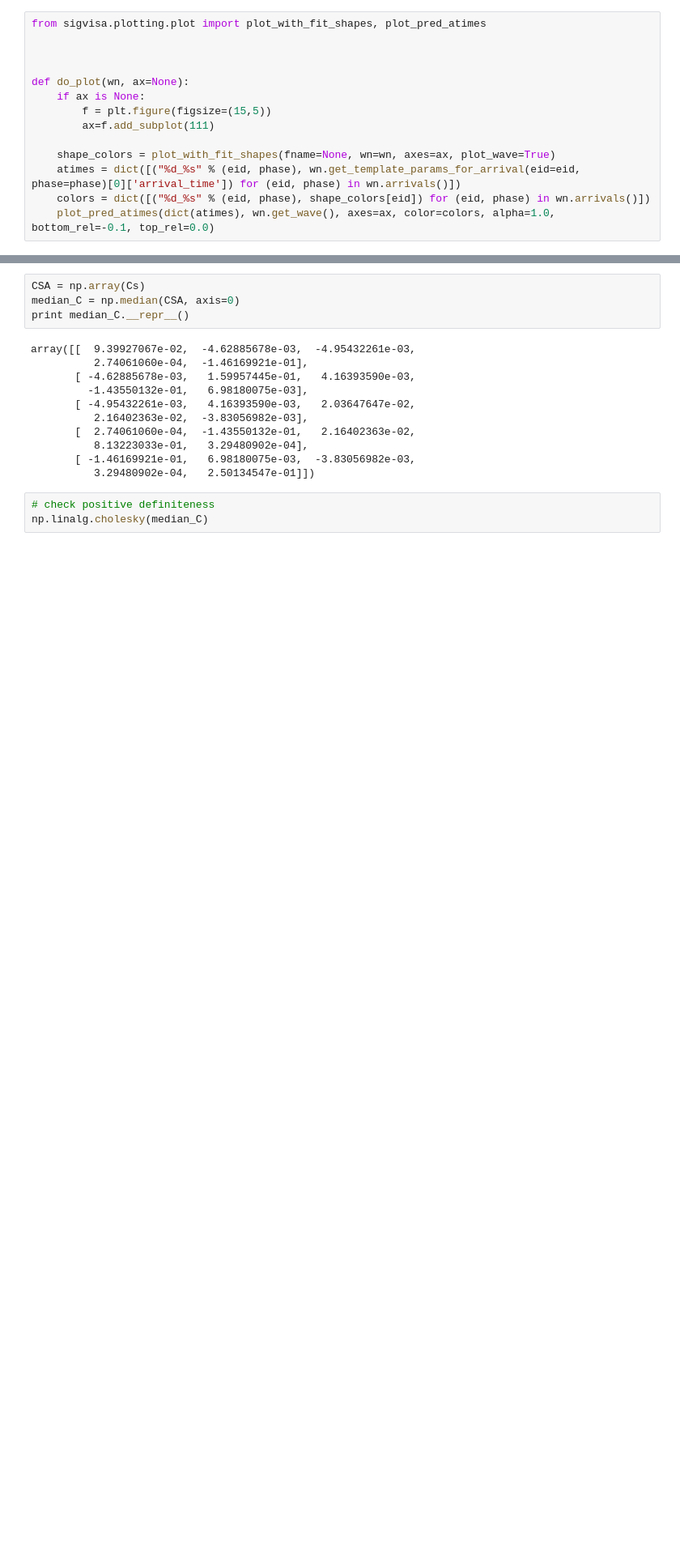
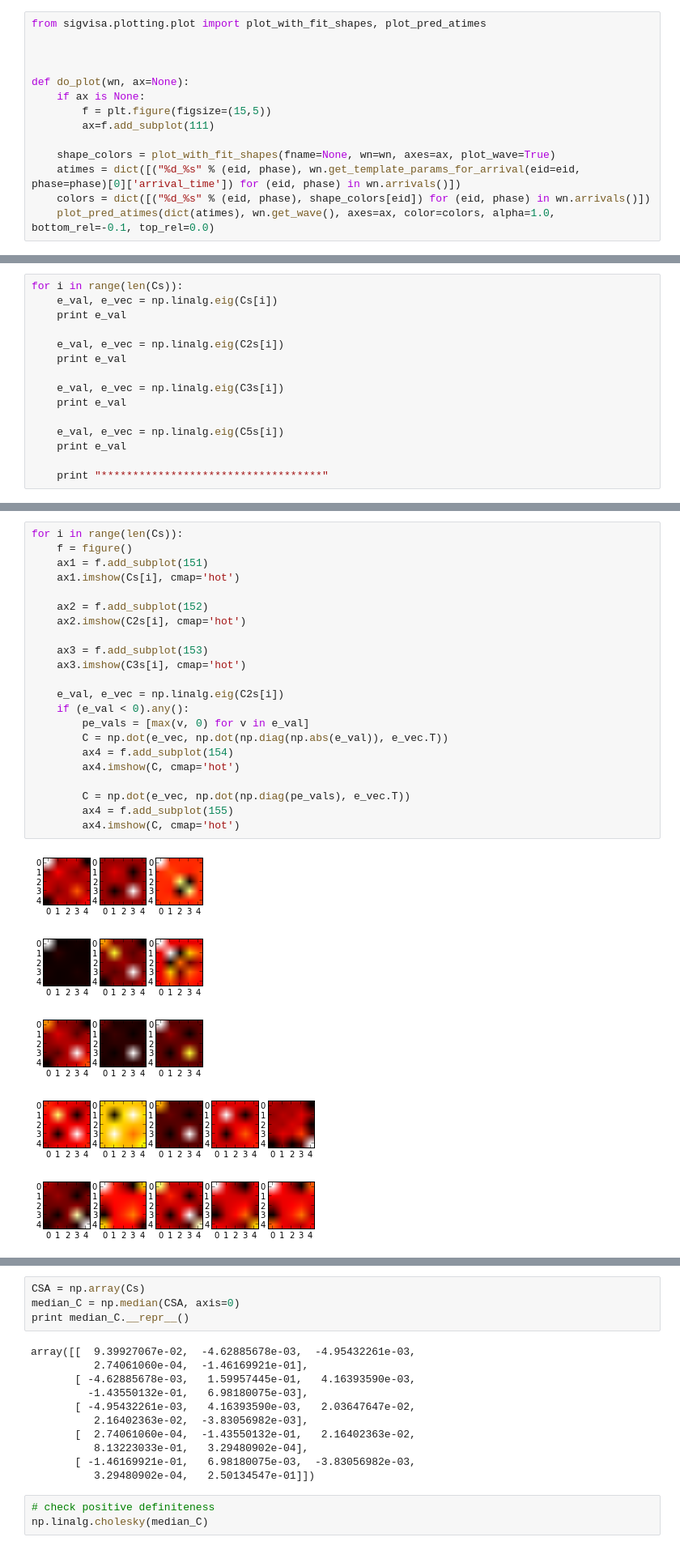
Before and after one commit to davmre/sigvisa, a Jupyter notebook: notebooks/template slack distribution.ipynb, the cells around one changed output, grey strips where cells are left out. Shown at 81% size. Drawn from its saved outputs; the diff is of its cells as text; blank space fills up the shorter version.

```diff
--- a/notebooks/template slack distribution.ipynb
+++ b/notebooks/template slack distribution.ipynb
@@ -104,0 +266,15 @@ vs = np.array(vs)
+# %%
+for i in range(len(Cs)):
+    e_val, e_vec = np.linalg.eig(Cs[i])
+    print e_val
+
+    e_val, e_vec = np.linalg.eig(C2s[i])
+    print e_val
+
+    e_val, e_vec = np.linalg.eig(C3s[i])
+    print e_val
+
+    e_val, e_vec = np.linalg.eig(C5s[i])
+    print e_val
+
+    print "***********************************"
@@ -104,0 +311,28 @@ vs = np.array(vs)
+# %%
+for i in range(len(Cs)):
+    f = figure()
+    ax1 = f.add_subplot(151)
+    ax1.imshow(Cs[i], cmap='hot')
+
+    ax2 = f.add_subplot(152)
+    ax2.imshow(C2s[i], cmap='hot')
+
+    ax3 = f.add_subplot(153)
+    ax3.imshow(C3s[i], cmap='hot')
+
+    e_val, e_vec = np.linalg.eig(C2s[i])
+    if (e_val < 0).any():
+        pe_vals = [max(v, 0) for v in e_val]
+        C = np.dot(e_vec, np.dot(np.diag(np.abs(e_val)), e_vec.T))
+        ax4 = f.add_subplot(154)
+        ax4.imshow(C, cmap='hot')
+
+        C = np.dot(e_vec, np.dot(np.diag(pe_vals), e_vec.T))
+        ax4 = f.add_subplot(155)
+        ax4.imshow(C, cmap='hot')
+# %% [output]
+[figure, added]
+[figure, added]
+[figure, added]
+[figure, added]
+[figure, added]
```
Also changed, not shown: parts of 11 cells of this notebook, 10 other files.
